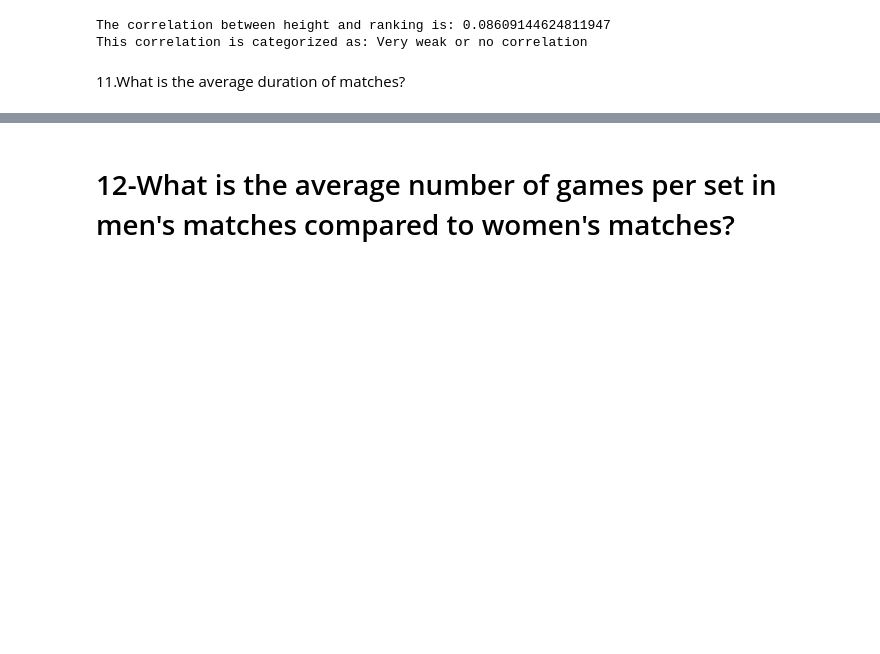
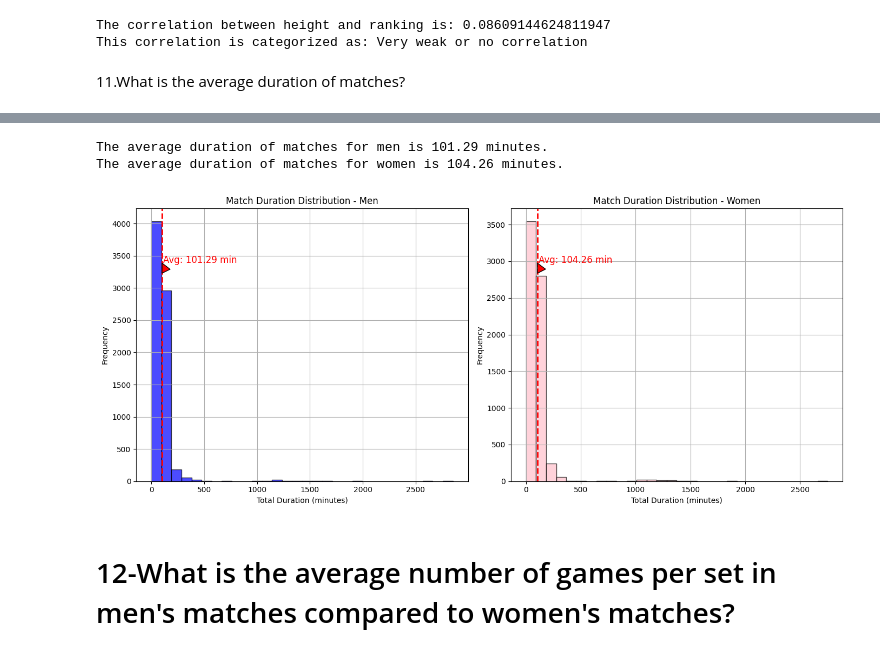
Before and after one commit to HosseinFaghihi/tennismatch_coop_coding, a Jupyter notebook: tproject.ipynb, the cells around one changed output, grey strips where cells are left out. Saved outputs shown, nothing was run; the diff lists cells and outputs as text; code cells hidden in the pictures; blank space fills up the shorter version.

Commit message:
edit and add plot 10 to 17

```diff
--- a/tproject.ipynb
+++ b/tproject.ipynb
@@ -821,3 +868,69 @@ The average duration of matches is 84.11333011452191 minutes.
+# %%
+# Extract the 'time' and 'home_team' dataframes from the grouped data frames
+time_df = grouped_data_frames['time']
+home_team_df = grouped_data_frames['home_team']
+
+# Ensure all period columns are treated as numeric, and NaNs are handled
+time_df = time_df[['match_id', 'period_1', 'period_2', 'period_3', 'period_4', 'period_5']].apply(pd.to_numeric, errors='coerce')
+
+# Calculate the total duration for each match by summing the periods
+time_df['total_duration'] = time_df[['period_1', 'period_2', 'period_3', 'period_4', 'period_5']].sum(axis=1, skipna=True)
+
+# Extract the 'match_id' and 'gender' columns from the home team dataframe
+match_gender = home_team_df[['match_id', 'gender']].drop_duplicates()
+
+# Merge the match duration data with the gender information
+time_with_gender = time_df.merge(match_gender, on='match_id', how='left')
+
+# Separate the data into men and women
+time_men = time_with_gender[time_with_gender['gender'] == 'M']
+time_women = time_with_gender[time_with_gender['gender'] == 'F']
+
+# Calculate the average duration for men and women in minutes
+average_duration_men = time_men['total_duration'].mean() / 60
+average_duration_women = time_women['total_duration'].mean() / 60
+
+# Print the average durations
+print(f"The average duration of matches for men is {average_duration_men:.2f} minutes.")
+print(f"The average duration of matches for women is {average_duration_women:.2f} minutes.")
+
+# Plot histograms
+plt.figure(figsize=(14, 6))
+
+# Histogram for men
+plt.subplot(1, 2, 1)
+plt.hist(time_men['total_duration'].dropna() / 60, bins=30, edgecolor='k', alpha=0.7, color='blue')
+plt.axvline(average_duration_men, color='r', linestyle='dashed', linewidth=2)
+plt.title('Match Duration Distribution - Men')
+plt.xlabel('Total Duration (minutes)')
+plt.ylabel('Frequency')
+plt.grid(True)
+plt.annotate(f'Avg: {average_duration_men:.2f} min',
+             xy=(average_duration_men, plt.ylim()[1] * 0.8),
+             xytext=(average_duration_men + 10, plt.ylim()[1] * 0.8),
+             arrowprops=dict(facecolor='red', shrink=0.05),
+             fontsize=12, color='red')
+
+# Histogram for women
+plt.subplot(1, 2, 2)
+plt.hist(time_women['total_duration'].dropna() / 60, bins=30, edgecolor='k', alpha=0.7, color='pink')
+plt.axvline(average_duration_women, color='r', linestyle='dashed', linewidth=2)
+plt.title('Match Duration Distribution - Women')
+plt.xlabel('Total Duration (minutes)')
+plt.ylabel('Frequency')
+plt.grid(True)
+plt.annotate(f'Avg: {average_duration_women:.2f} min',
+             xy=(average_duration_women, plt.ylim()[1] * 0.8),
+             xytext=(average_duration_women + 10, plt.ylim()[1] * 0.8),
+             arrowprops=dict(facecolor='red', shrink=0.05),
+             fontsize=12, color='red')
+
+plt.tight_layout()
+plt.show()
+# %% [output]
+The average duration of matches for men is 101.29 minutes.
+The average duration of matches for women is 104.26 minutes.
+[figure, added]
 # %% [markdown]
 <h1>
 12-What is the average number of games per set in men's matches compared to women's matches?
```
Also changed, not shown: parts of 11 cells of this notebook.
